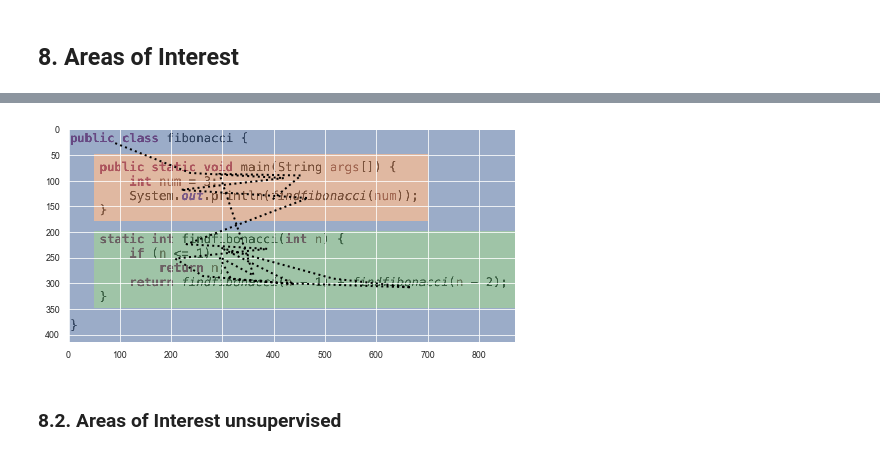
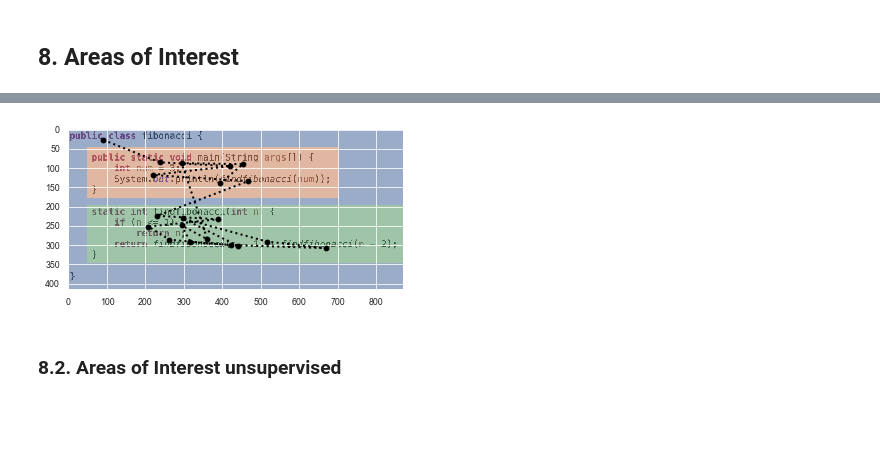
Before and after one commit to brains-on-code/REyeker, a Jupyter notebook: REyeker-DataAnalyses-Python/rEYEker_Pipeline.ipynb, the cells around one changed output, grey strips where cells are left out. Saved outputs shown, nothing was run; the diff lists cells and outputs as text; code cells hidden in the pictures; blank space fills up the shorter version.

Commit message:
refactored sequence of aois

```diff
--- a/REyeker-DataAnalyses-Python/rEYEker_Pipeline.ipynb
+++ b/REyeker-DataAnalyses-Python/rEYEker_Pipeline.ipynb
@@ -729,17 +749,29 @@ colors = np.array(colors).astype(np.float32)
+# %%
+import modules.HeatmapHelpers as heathelpers
+
+
+im = image_array[0].copy()
+shape = im.shape[0], im.shape[1]
+
+aoi_mask = np.zeros(shape).astype(int)
+aoi_mask[50:180, 50:700] = 1
+aoi_mask[200:350, 50:900] = 2
+
+aoi_names = ["None", "main", "fibonacci"]
+
+colors = save_aoi_sequences("./results/aois/supervised/" + config_folder_prefix_array[0], image_array[0], config_image_prefix_array[0], aoi_mask, aoi_names, visual_stimulus_data_matrix[0])
 # %%
-fig, ax = plt.subplots(figsize=(8,8))
+fig, ax = plt.subplots(figsize=(6,6))
 
-im = image_array[0].copy()
+im = apply_aoi_mask(image_array[0], colors, aoi_mask)
 
-
-for height in range(im.shape[0]):
-    for width in range(im.shape[1]):
-        im[height, width] = 0.4 * im[height, width] + 0.6 * colors[aoi_mask[height, width]]
+x = [x for (x,y) in visual_stimulus_data_matrix[0][0]]
+y = [y for (x,y) in visual_stimulus_data_matrix[0][0]]
 
 ax.imshow(im)
-ax.plot(x, y, ':', linewidth=2, color='black');
+ax.plot(x, y, ':o', linewidth=2, color='black');
 # %% [output]
-[figure, old version]
+[figure, new version]
 # %% [markdown]
 <h3>8.2. Areas of Interest unsupervised</h3>
 # %% [markdown]
```
Also changed, not shown: parts of 10 cells of this notebook.
